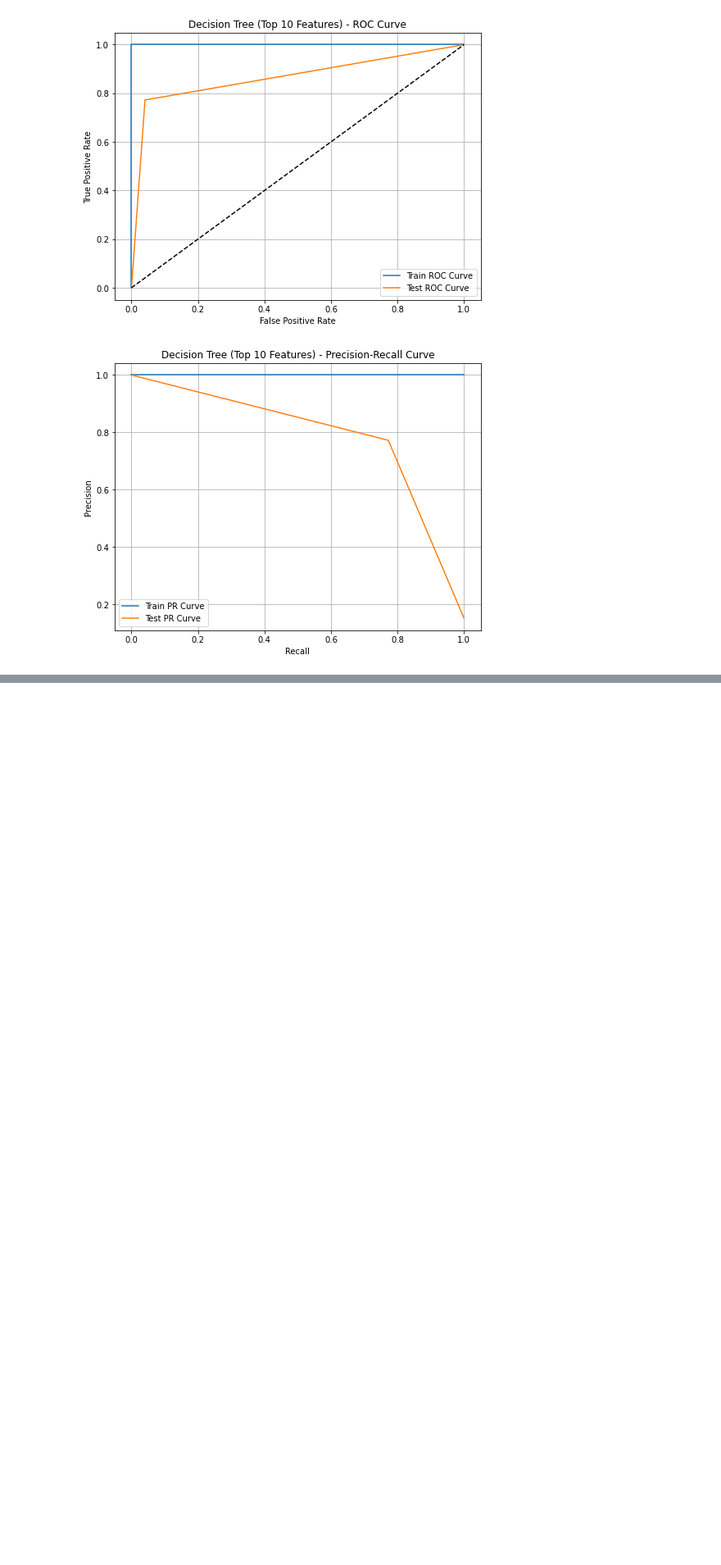
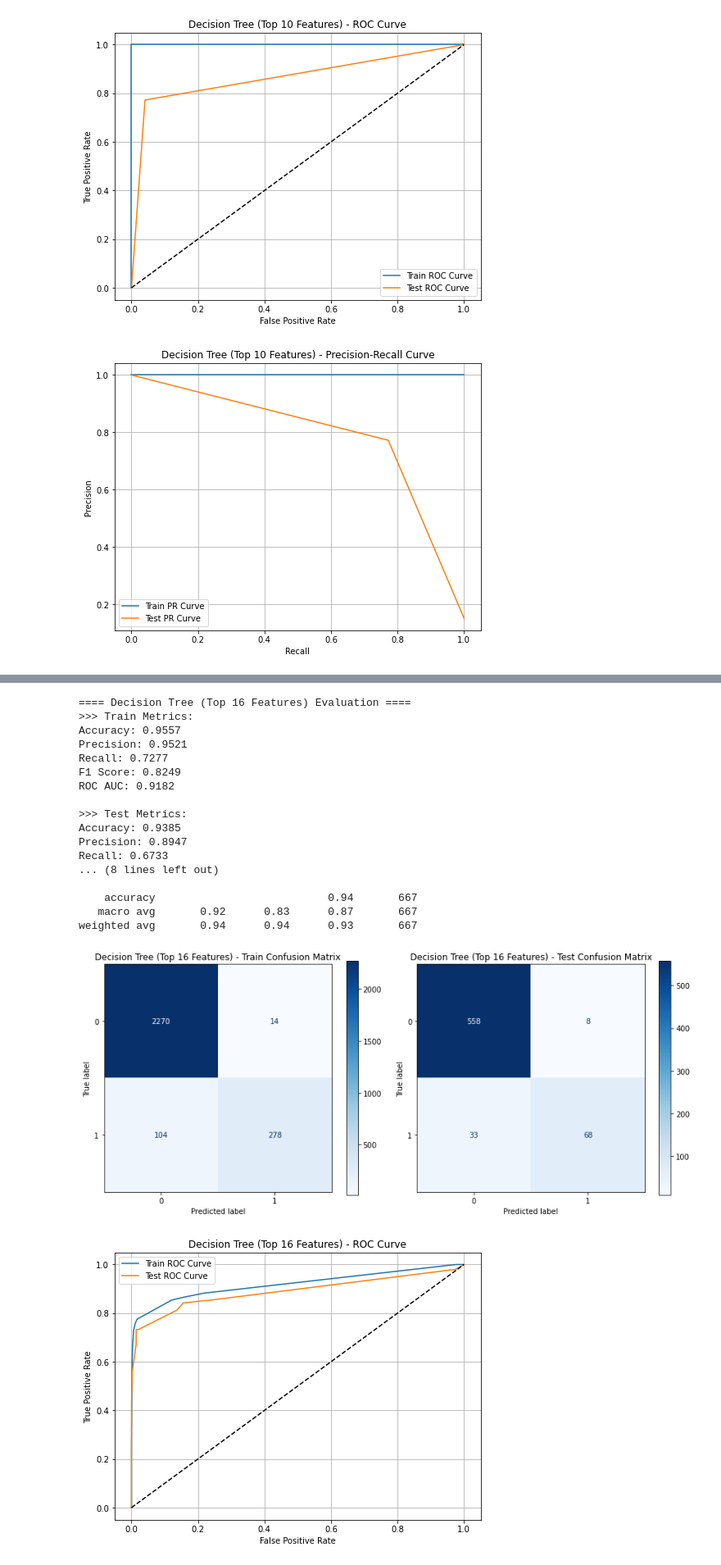
Before and after one commit to CWanderi/P3-Project, a Jupyter notebook: SyriaTel_Customer_Churn_Analysis.ipynb, the cells around one changed output, grey strips where cells are left out. Shown at 82% size. Saved outputs shown, nothing was run; the diff lists cells and outputs as text; code cells hidden in the pictures; blank space fills up the shorter version.

```diff
--- a/SyriaTel_Customer_Churn_Analysis.ipynb
+++ b/SyriaTel_Customer_Churn_Analysis.ipynb
@@ -506,0 +578,23 @@ Best Hyperparameters: {'ccp_alpha': 0.001, 'max_depth': 5, 'min_samples_leaf': 1
+# %%
+# evaluate model
+evaluation_model_with_train_test(final_model, X_train_best, y_train, X_test_best, y_test, f"Decision Tree (Top {N} Features)")
+# %% [output]
+==== Decision Tree (Top 16 Features) Evaluation ====
+>>> Train Metrics:
+Accuracy: 0.9557
+Precision: 0.9521
+Recall: 0.7277
+F1 Score: 0.8249
+ROC AUC: 0.9182
+
+>>> Test Metrics:
+Accuracy: 0.9385
+Precision: 0.8947
+Recall: 0.6733
+... (8 lines left out)
+
+    accuracy                           0.94       667
+   macro avg       0.92      0.83      0.87       667
+weighted avg       0.94      0.94      0.93       667
+[figure, added]
+[figure, added]
```
Also changed, not shown: parts of 10 cells of this notebook.
